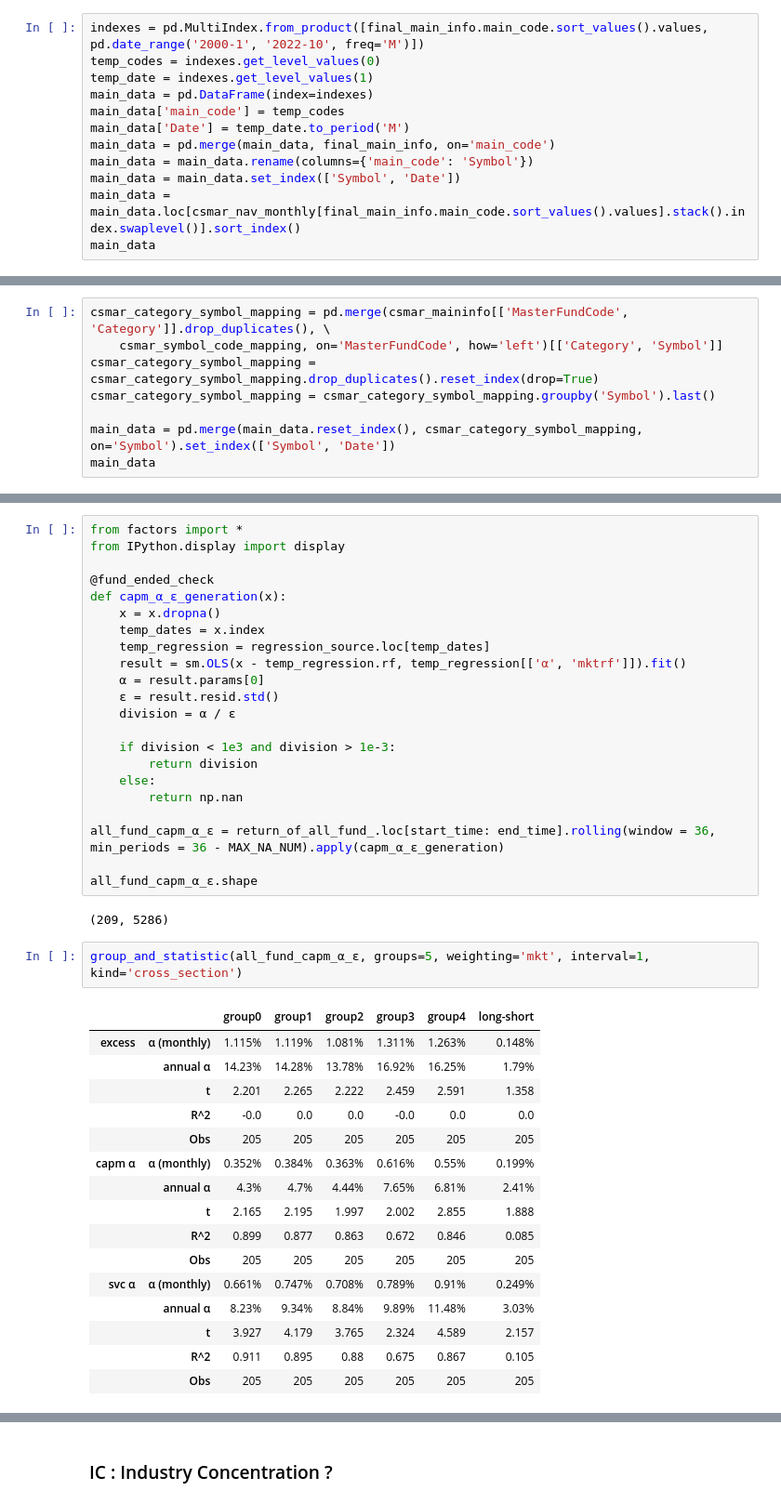
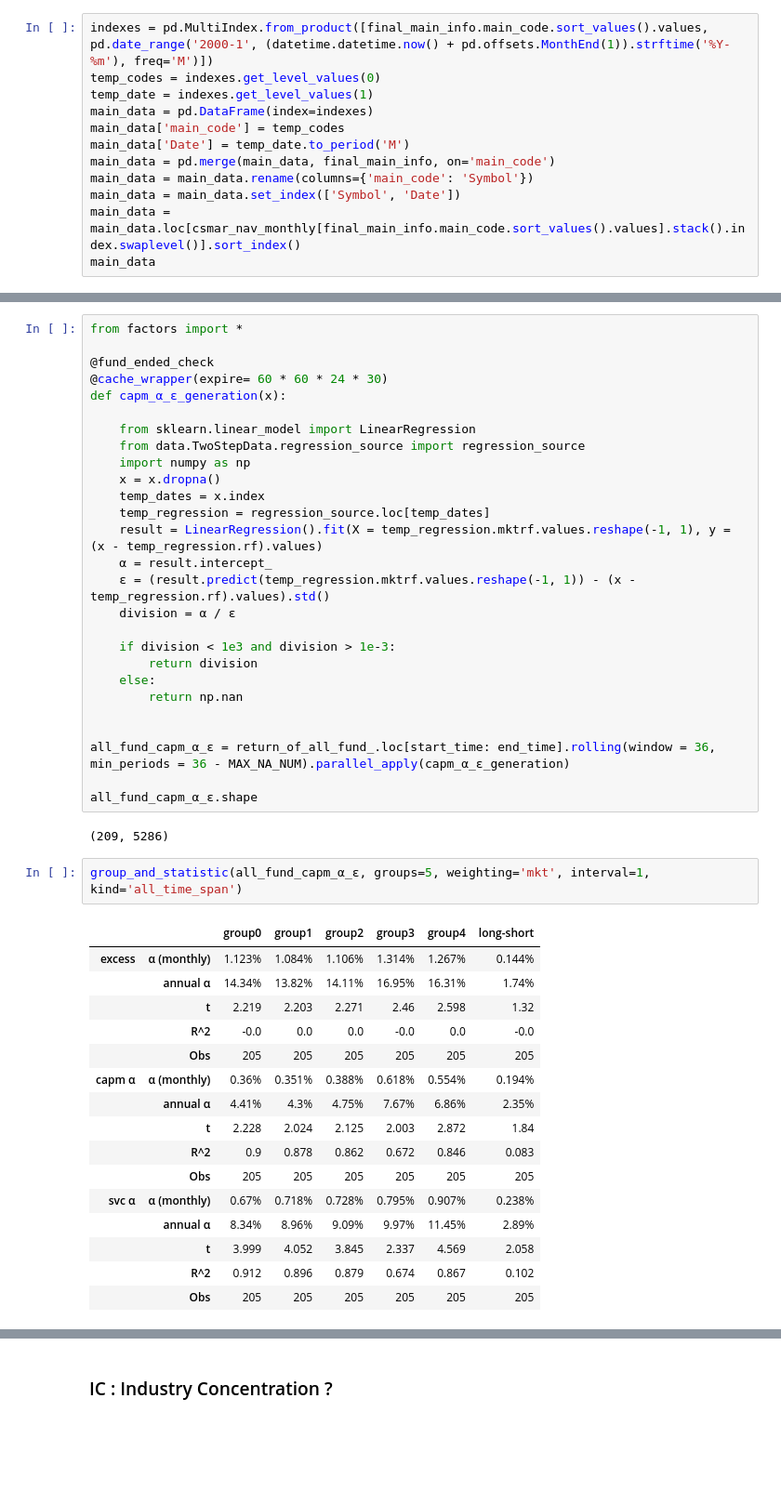
Before and after one commit to dacianpeng/mutual-fund-effective-or-not-Evidence-from-China, a Jupyter notebook: main.ipynb, the cells around one changed output, grey strips where cells are left out. Shown at 93% size. Cells and saved outputs as stored; diff of their text form; blank space fills up the shorter version.

Commit message:
temp stage

```diff
--- a/main.ipynb
+++ b/main.ipynb
@@ -333,7 +324,7 @@ final_main_info.set_index('main_code').sort_index()
 
 from `code` indexed only to `code-month` multiIndex
 # %%
-indexes = pd.MultiIndex.from_product([final_main_info.main_code.sort_values().values, pd.date_range('2000-1', '2022-10', freq='M')])
+indexes = pd.MultiIndex.from_product([final_main_info.main_code.sort_values().values, pd.date_range('2000-1', (datetime.datetime.now() + pd.offsets.MonthEnd(1)).strftime('%Y-%m'), freq='M')])
 temp_codes = indexes.get_level_values(0)
 temp_date = indexes.get_level_values(1)
 main_data = pd.DataFrame(index=indexes)
@@ -456,8 +444,0 @@ combine csmar category
-# %%
-csmar_category_symbol_mapping = pd.merge(csmar_maininfo[['MasterFundCode', 'Category']].drop_duplicates(), \
-    csmar_symbol_code_mapping, on='MasterFundCode', how='left')[['Category', 'Symbol']]
-csmar_category_symbol_mapping = csmar_category_symbol_mapping.drop_duplicates().reset_index(drop=True)
-csmar_category_symbol_mapping = csmar_category_symbol_mapping.groupby('Symbol').last()
-
-main_data = pd.merge(main_data.reset_index(), csmar_category_symbol_mapping, on='Symbol').set_index(['Symbol', 'Date'])
-main_data
@@ -1018,16 +1035,20 @@ group_and_statistic(all_fund_svc_α, groups=5, weighting='mkt', interval=1, kind
 ### CAPM α/ε ?
 # %%
 from factors import *
-from IPython.display import display
 
 @fund_ended_check
+@cache_wrapper(expire= 60 * 60 * 24 * 30)
 def capm_α_ε_generation(x):
+
+    from sklearn.linear_model import LinearRegression
+    from data.TwoStepData.regression_source import regression_source
+    import numpy as np
     x = x.dropna()
     temp_dates = x.index
     temp_regression = regression_source.loc[temp_dates]
-    result = sm.OLS(x - temp_regression.rf, temp_regression[['α', 'mktrf']]).fit()
-    α = result.params[0]
-    ε = result.resid.std()
+    result = LinearRegression().fit(X = temp_regression.mktrf.values.reshape(-1, 1), y = (x - temp_regression.rf).values)
+    α = result.intercept_
+    ε = (result.predict(temp_regression.mktrf.values.reshape(-1, 1)) - (x - temp_regression.rf).values).std()
     division = α / ε
 
     if division < 1e3 and division > 1e-3:
@@ -1035,28 +1056,29 @@ def capm_α_ε_generation(x):
     else:
         return np.nan
 
-all_fund_capm_α_ε = return_of_all_fund_.loc[start_time: end_time].rolling(window = 36, min_periods = 36 - MAX_NA_NUM).apply(capm_α_ε_generation)
+
+all_fund_capm_α_ε = return_of_all_fund_.loc[start_time: end_time].rolling(window = 36, min_periods = 36 - MAX_NA_NUM).parallel_apply(capm_α_ε_generation)
 
 all_fund_capm_α_ε.shape
 # %% [output]
 (209, 5286)
 # %%
-group_and_statistic(all_fund_capm_α_ε, groups=5, weighting='mkt', interval=1, kind='cross_section')
+group_and_statistic(all_fund_capm_α_ε, groups=5, weighting='mkt', interval=1, kind='all_time_span')
 # %% [output]
 |  |  | group0 | group1 | group2 | group3 | group4 | long-short |
-| excess | α (monthly) | 1.115% | 1.119% | 1.081% | 1.311% | 1.263% | 0.148% |
-|  | annual α | 14.23% | 14.28% | 13.78% | 16.92% | 16.25% | 1.79% |
-|  | t | 2.201 | 2.265 | 2.222 | 2.459 | 2.591 | 1.358 |
-|  | R^2 | -0.0 | 0.0 | 0.0 | -0.0 | 0.0 | 0.0 |
+| excess | α (monthly) | 1.123% | 1.084% | 1.106% | 1.314% | 1.267% | 0.144% |
+|  | annual α | 14.34% | 13.82% | 14.11% | 16.95% | 16.31% | 1.74% |
+|  | t | 2.219 | 2.203 | 2.271 | 2.46 | 2.598 | 1.32 |
+|  | R^2 | -0.0 | 0.0 | 0.0 | -0.0 | 0.0 | -0.0 |
 |  | Obs | 205 | 205 | 205 | 205 | 205 | 205 |
-| capm α | α (monthly) | 0.352% | 0.384% | 0.363% | 0.616% | 0.55% | 0.199% |
-|  | annual α | 4.3% | 4.7% | 4.44% | 7.65% | 6.81% | 2.41% |
-|  | t | 2.165 | 2.195 | 1.997 | 2.002 | 2.855 | 1.888 |
-|  | R^2 | 0.899 | 0.877 | 0.863 | 0.672 | 0.846 | 0.085 |
+| capm α | α (monthly) | 0.36% | 0.351% | 0.388% | 0.618% | 0.554% | 0.194% |
+|  | annual α | 4.41% | 4.3% | 4.75% | 7.67% | 6.86% | 2.35% |
+|  | t | 2.228 | 2.024 | 2.125 | 2.003 | 2.872 | 1.84 |
+|  | R^2 | 0.9 | 0.878 | 0.862 | 0.672 | 0.846 | 0.083 |
 |  | Obs | 205 | 205 | 205 | 205 | 205 | 205 |
-| svc α | α (monthly) | 0.661% | 0.747% | 0.708% | 0.789% | 0.91% | 0.249% |
-|  | annual α | 8.23% | 9.34% | 8.84% | 9.89% | 11.48% | 3.03% |
-|  | t | 3.927 | 4.179 | 3.765 | 2.324 | 4.589 | 2.157 |
-|  | R^2 | 0.911 | 0.895 | 0.88 | 0.675 | 0.867 | 0.105 |
+| svc α | α (monthly) | 0.67% | 0.718% | 0.728% | 0.795% | 0.907% | 0.238% |
+|  | annual α | 8.34% | 8.96% | 9.09% | 9.97% | 11.45% | 2.89% |
+|  | t | 3.999 | 4.052 | 3.845 | 2.337 | 4.569 | 2.058 |
+|  | R^2 | 0.912 | 0.896 | 0.879 | 0.674 | 0.867 | 0.102 |
 |  | Obs | 205 | 205 | 205 | 205 | 205 | 205 |
 # %%
```
Also changed, not shown: parts of 82 cells of this notebook, 9 other files.
